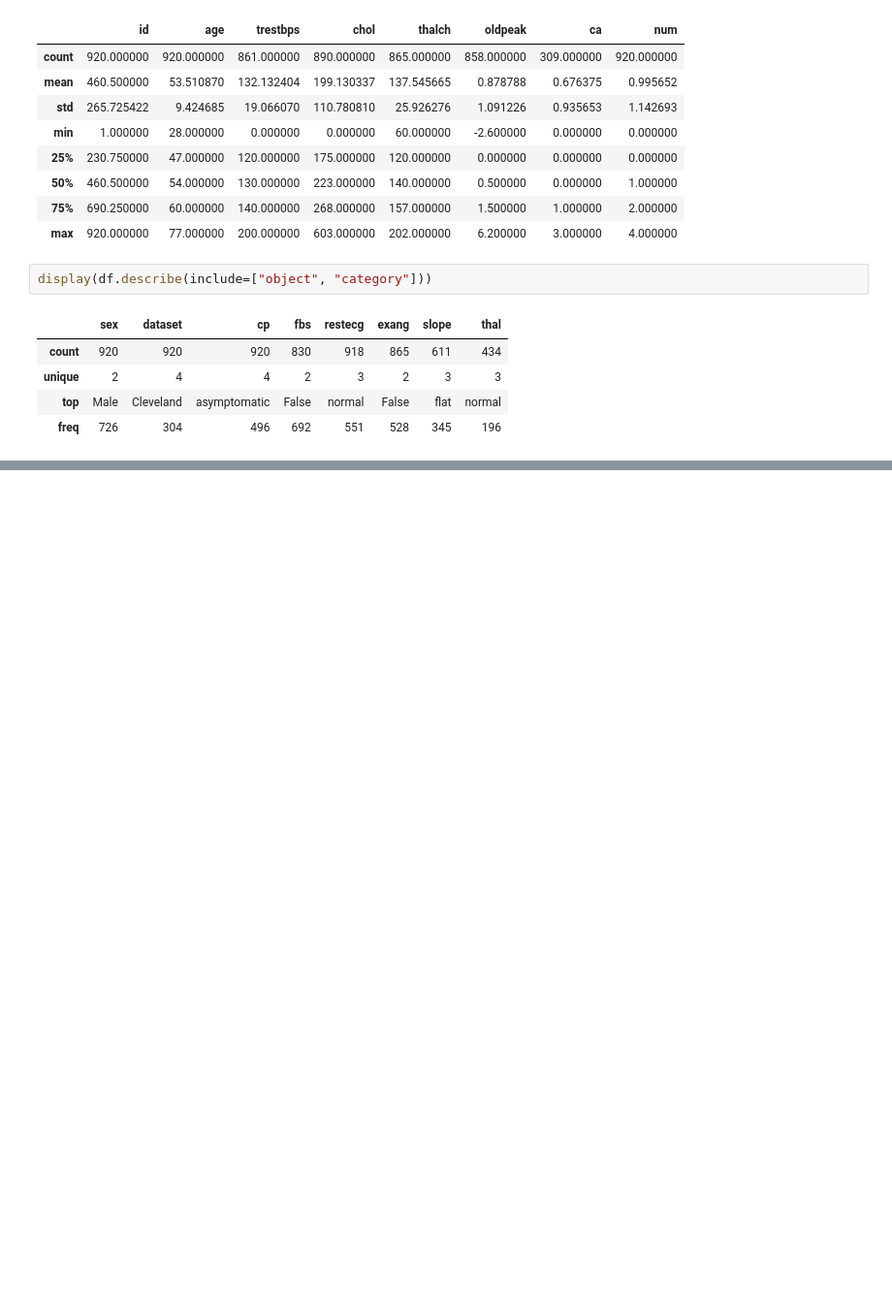
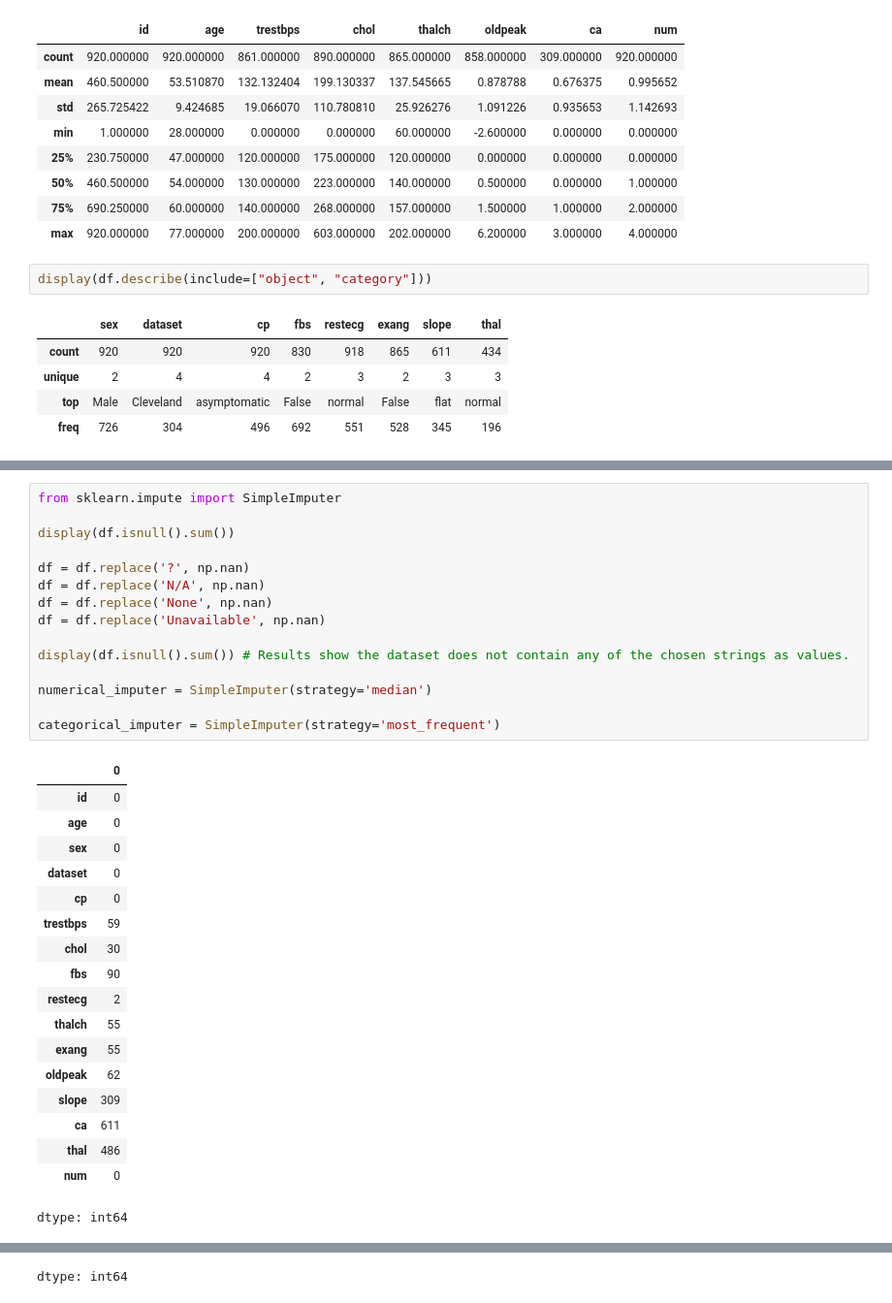
Before and after one commit to JFish72/CSC-349-Machine-Learning-, a Jupyter notebook: HW4/heart_disease_classification.ipynb, the cells around one changed output, grey strips where cells are left out. Shown at 97% size. Drawn from its saved outputs; the diff is of its cells as text; blank space fills up the shorter version.

```diff
--- a/HW4/heart_disease_classification.ipynb
+++ b/HW4/heart_disease_classification.ipynb
@@ -73,0 +78,34 @@ display(df.describe(include=["object", "category"]))
+# %%
+from sklearn.impute import SimpleImputer
+
+display(df.isnull().sum())
+
+df = df.replace('?', np.nan)
+df = df.replace('N/A', np.nan)
+df = df.replace('None', np.nan)
+df = df.replace('Unavailable', np.nan)
+
+display(df.isnull().sum()) # Results show the dataset does not contain any of the chosen strings as values.
+
+numerical_imputer = SimpleImputer(strategy='median')
+
+categorical_imputer = SimpleImputer(strategy='most_frequent')
+# %% [output]
+|  | 0 |
+| id | 0 |
+| age | 0 |
+| sex | 0 |
+| dataset | 0 |
+| cp | 0 |
+| trestbps | 59 |
+| chol | 30 |
+| fbs | 90 |
+| restecg | 2 |
+| thalch | 55 |
+| exang | 55 |
+| oldpeak | 62 |
+| slope | 309 |
+| ca | 611 |
+| thal | 486 |
+| num | 0 |
+dtype: int64
@@ -73,0 +129 @@ display(df.describe(include=["object", "category"]))
+dtype: int64
```
Also changed, not shown: parts of 5 cells of this notebook.
